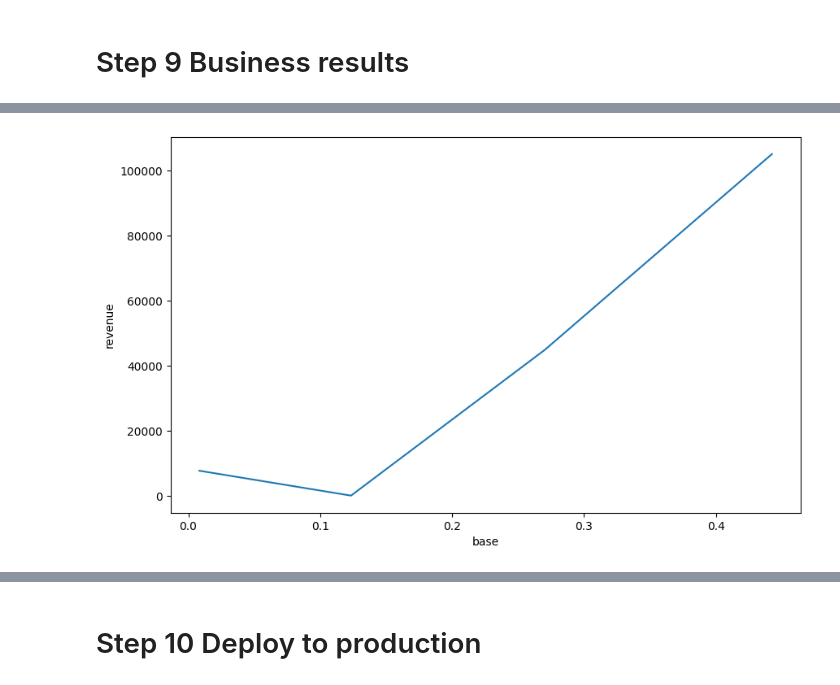
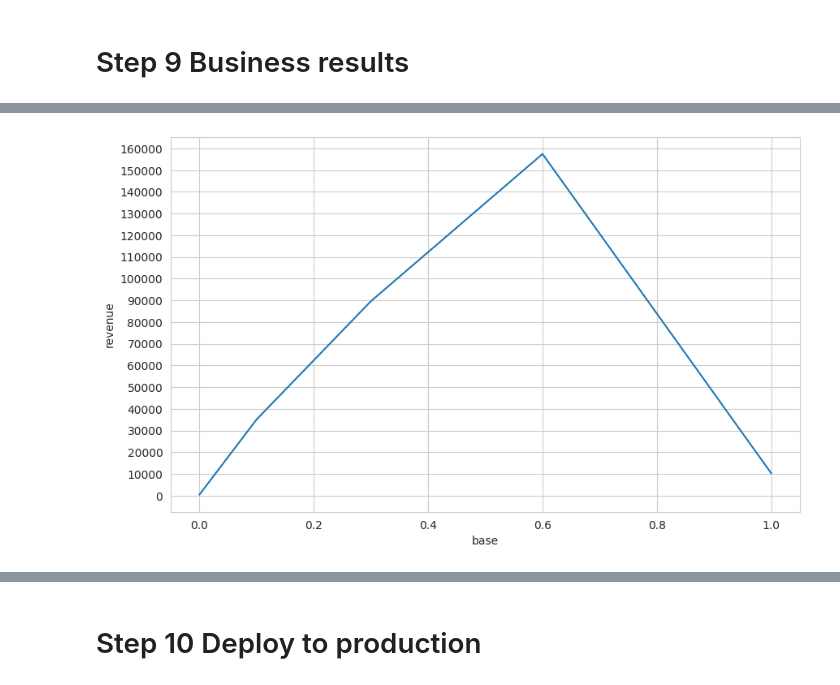
Before and after one commit to Eduardo-95-DS/Car-Insurance-Interest, a Jupyter notebook: notebooks/look_1.0-ear-health-insurance-cross-sell.ipynb, the cells around one changed output, grey strips where cells are left out. Saved outputs shown, nothing was run; the diff lists cells and outputs as text; code cells hidden in the pictures.

```diff
--- a/notebooks/look_1.0-ear-health-insurance-cross-sell.ipynb
+++ b/notebooks/look_1.0-ear-health-insurance-cross-sell.ipynb
@@ -2387,6 +2390,11 @@ df
+# %%
+plt.figure( figsize=(10,6))
+ax=sns.lineplot( x='base', y='revenue', data=df );
+yticks=np.arange(0,160000+1, 10000)
+ax.set_yticks(ticks=yticks);
+# %% [output]
+[figure, added]
 # %%
-plt.figure( figsize=(10,6))
-aux = df[df['propensity_score'] >= 0.1]
-sns.lineplot( x='base', y='revenue', data=aux );
+# plt.figure( figsize=(10,6))
+# aux = df[df['propensity_score'] >= 0.1]
+# sns.lineplot( x='base', y='revenue', data=aux );
-# %% [output]
-[figure, removed]
```
Also changed, not shown: parts of 10 cells of this notebook.
